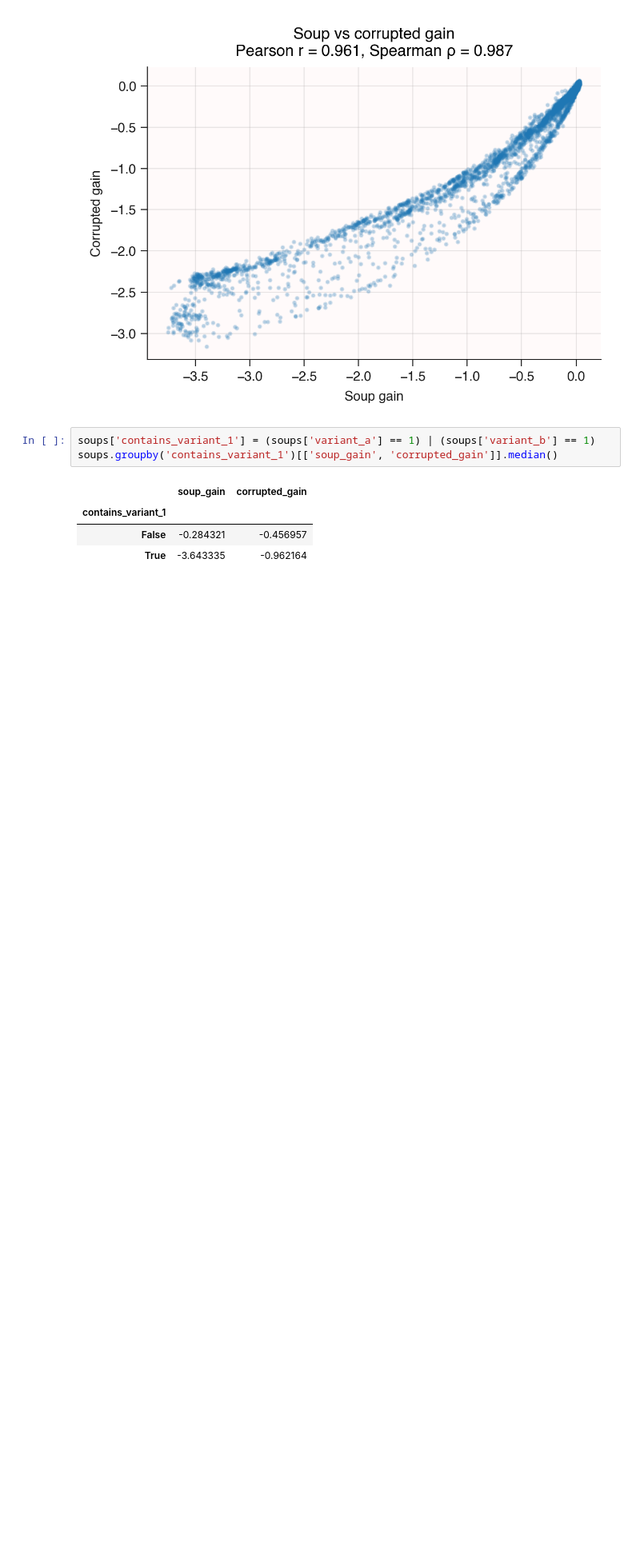
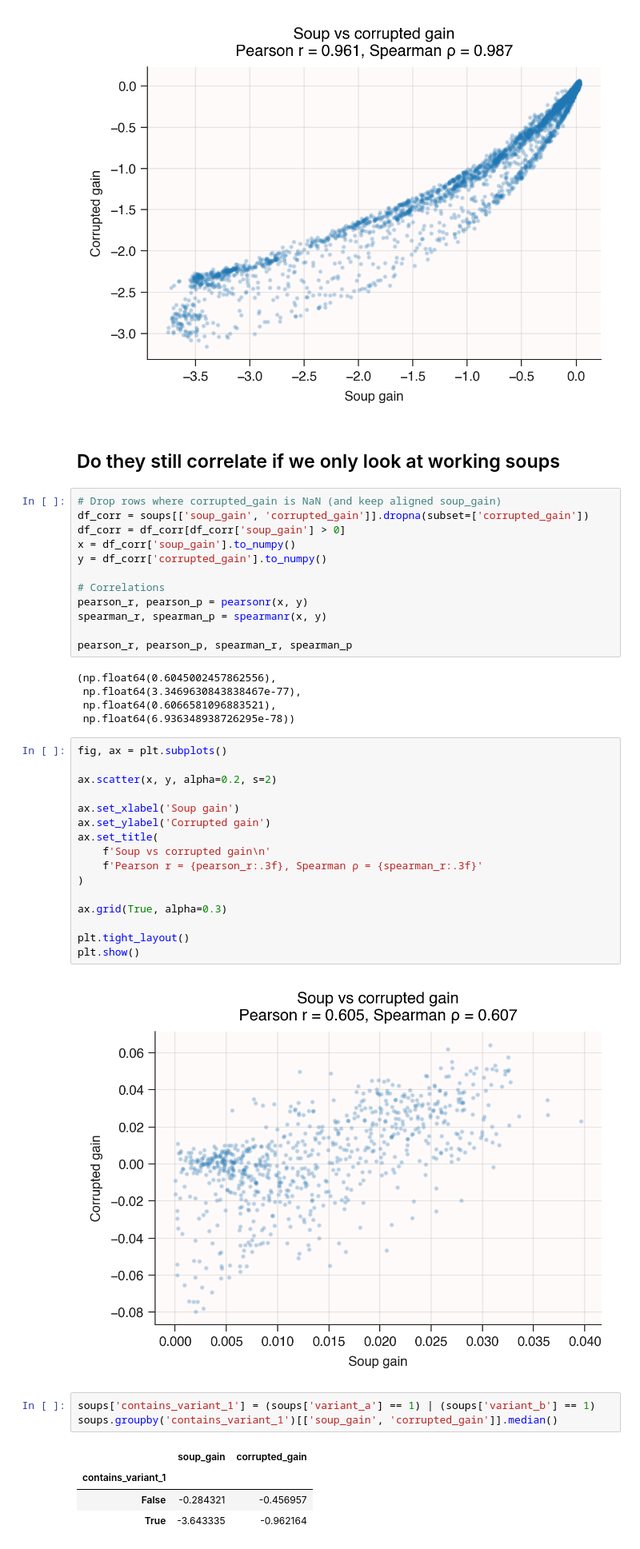
Before and after one commit to chipnbits/too-salty, a Jupyter notebook: notebooks/5. Corrupted.ipynb, the cells around one changed output. Shown at 80% size. Saved outputs shown, nothing was run; the diff lists cells and outputs as text; blank space fills up the shorter version.

```diff
--- a/notebooks/5. Corrupted.ipynb
+++ b/notebooks/5. Corrupted.ipynb
@@ -47,6 +46,43 @@ plt.tight_layout()
 plt.show()
 # %% [output]
 [figure]
+# %% [markdown]
+## Do they still correlate if we only look at working soups
+# %%
+# Drop rows where corrupted_gain is NaN (and keep aligned soup_gain)
+df_corr = soups[['soup_gain', 'corrupted_gain']].dropna(subset=['corrupted_gain'])
+df_corr = df_corr[df_corr['soup_gain'] > 0]
+x = df_corr['soup_gain'].to_numpy()
+y = df_corr['corrupted_gain'].to_numpy()
+
+# Correlations
+pearson_r, pearson_p = pearsonr(x, y)
+spearman_r, spearman_p = spearmanr(x, y)
+
+pearson_r, pearson_p, spearman_r, spearman_p
+# %% [output]
+(np.float64(0.6045002457862556),
+ np.float64(3.3469630843838467e-77),
+ np.float64(0.6066581096883521),
+ np.float64(6.936348938726295e-78))
+# %%
+fig, ax = plt.subplots()
+
+ax.scatter(x, y, alpha=0.2, s=2)
+
+ax.set_xlabel('Soup gain')
+ax.set_ylabel('Corrupted gain')
+ax.set_title(
+    f'Soup vs corrupted gain\n'
+    f'Pearson r = {pearson_r:.3f}, Spearman ρ = {spearman_r:.3f}'
+)
+
+ax.grid(True, alpha=0.3)
+
+plt.tight_layout()
+plt.show()
+# %% [output]
+[figure, added]
 # %%
 soups['contains_variant_1'] = (soups['variant_a'] == 1) | (soups['variant_b'] == 1)
 soups.groupby('contains_variant_1')[['soup_gain', 'corrupted_gain']].median()
```
Also changed, not shown: parts of 1 cell of this notebook, 8 other files.
